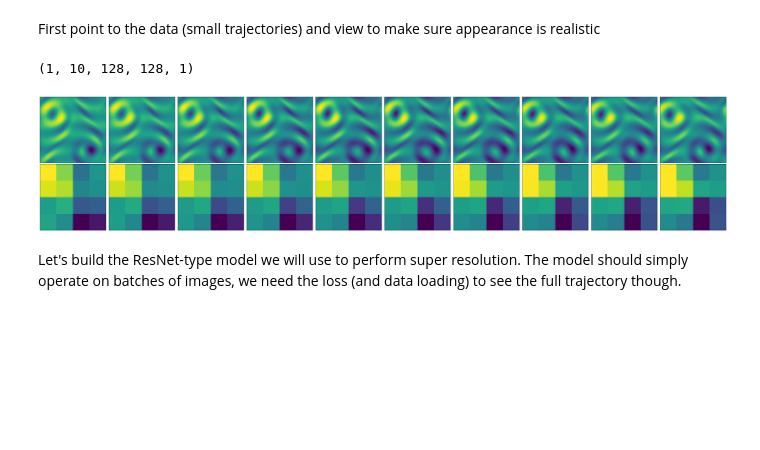
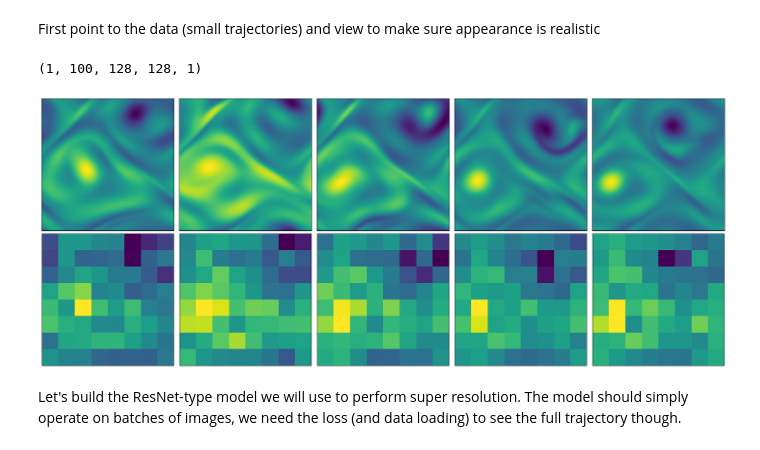
Before and after one commit to zx2298056212-creator/super-res-dynamical, a Jupyter notebook: super_res_scratch.ipynb, the cells around one changed output. Saved outputs shown, nothing was run; the diff lists cells and outputs as text; code cells hidden in the pictures; blank space fills up the shorter version.

```diff
--- a/super_res_scratch.ipynb
+++ b/super_res_scratch.ipynb
@@ -29,15 +29,15 @@ dt_stable = cfd.equations.stable_time_step(max_vel_est, 0.5, 1./Re, grid) / 2.
 # %% [markdown]
 First point to the data (small trajectories) and view to make sure appearance is realistic
 # %%
-data_loc = '/Users/jpage2/code/jax-cfd-data-gen/Re40superres/'
-file_front = 'vort_short_traj.'
-n_zeros = 5
+data_loc = '/Users/jpage2/code/jax-cfd-data-gen/Re100test/'
+file_front = 'vort_traj.'
+n_zeros = 4
 # %%
 # add a new axis for "channels" and a new axis for "batch" (at front)
-vort_example_traj = np.load(data_loc + file_front + str(70).zfill(5) + '.npy')[np.newaxis, :, :, :,np.newaxis]
+vort_example_traj = np.load(data_loc + file_front + str(70).zfill(4) + '.npy')[np.newaxis, :, :, :,np.newaxis]
 vort_example_traj.shape
 # %% [output]
-(1, 10, 128, 128, 1)
+(1, 100, 128, 128, 1)
 # %%
 def average_pool_trajectory(omega_traj, pool_width, pool_height):
   batch_size, trajectory_length, Nx, Ny, Nchannels = omega_traj.shape
@@ -52,32 +52,32 @@ def average_pool_trajectory(omega_traj, pool_width, pool_height):
 
 pooling_fn = jax.jit(average_pool_trajectory, static_argnums=(1, 2))
 # %%
-filter_size = 32
+filter_size = 16
 vort_traj_pooled = pooling_fn(vort_example_traj, filter_size, filter_size)
 # %%
-vort_traj_plot = jnp.squeeze(vort_example_traj)
-vort_coarse_plot = jnp.squeeze(vort_traj_pooled)
+vort_traj_plot = jnp.squeeze(vort_example_traj)[:5]
+vort_coarse_plot = jnp.squeeze(vort_traj_pooled)[:5]
 
 import matplotlib.pyplot as plt
 
 num_axes = len(vort_traj_plot)
 
 fig = plt.figure(figsize=(4 * num_axes, 8))
 ax_num = 1
 for vort, vort_coarse in zip(vort_traj_plot, vort_coarse_plot):
   ax = fig.add_subplot(2, num_axes, ax_num)
   ax.contourf(vort.T, 101)
   ax.set_xticks([])
   ax.set_yticks([])
 
   ax = fig.add_subplot(2, num_axes, ax_num + num_axes)
   ax.imshow(vort_coarse.T, origin='lower')
   ax.set_xticks([])
   ax.set_yticks([])
 
   ax_num += 1
 fig.tight_layout()
 # %% [output]
-[figure, old version]
+[figure, new version]
 # %% [markdown]
 Let's build the ResNet-type model we will use to perform super resolution. The model should simply operate on batches of images, we need the loss (and data loading) to see the full trajectory though.
```
Also changed, not shown: parts of 17 cells of this notebook, 2 other files.
